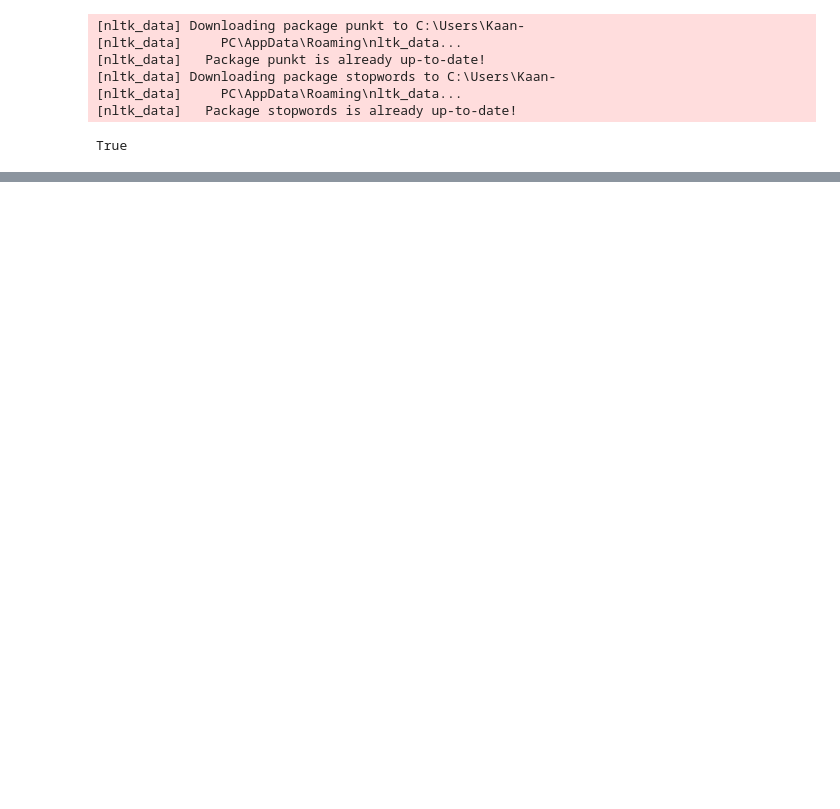
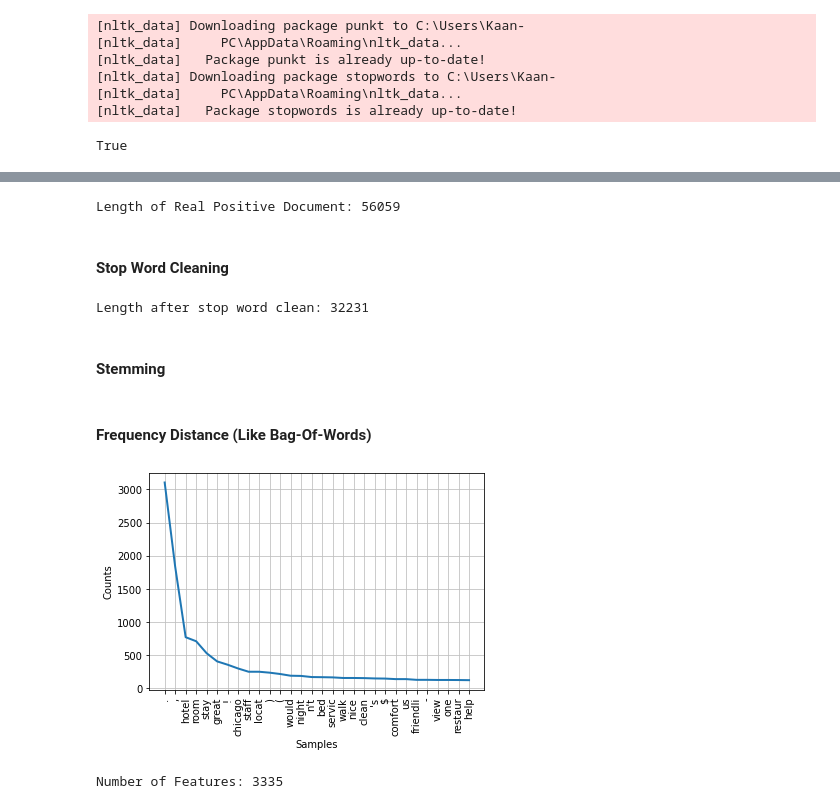
Before and after one commit to kaancembertas/text-mining, a Jupyter notebook: App.ipynb, the cells around one changed output, grey strips where cells are left out. Saved outputs shown, nothing was run; the diff lists cells and outputs as text; code cells hidden in the pictures; blank space fills up the shorter version.

Commit message:
Stemming, Stopwords, Tokenization, Bag of Words added

```diff
--- a/App.ipynb
+++ b/App.ipynb
@@ -19,14 +26,9 @@ True
 # %%
 real_positive = Path('opinion_spam/positive/truthful')
-fake_positive = Path('opinion_spam/positive/deceptive')
-
-#RP
 real_positive_files = files = real_positive.iterdir()
-data_list = []
-rp_data = {}
+real_positive_text = ""
 
 for index,file in enumerate(real_positive_files, start=0):
     reader = open(file,"r")
     text = reader.read().lower()
-    token = word_tokenize(text.lower())
-    fdist = FreqDist(token)
+    real_positive_text += " "+text
@@ -50,0 +37,31 @@ for index,file in enumerate(real_positive_files, start=0):
+# %%
+tokenized_text = word_tokenize(real_positive_text)
+print("Length of Real Positive Document: "+str(len(tokenized_text)))
+# %% [output]
+Length of Real Positive Document: 56059
+# %% [markdown]
+#### Stop Word Cleaning
+# %%
+stop_words = set(stopwords.words("english"))
+tokenized_text = [x for x in tokenized_text if x not in stop_words]
+print("Length after stop word clean: "+str(len(tokenized_text)))
+# %% [output]
+Length after stop word clean: 32231
+# %% [markdown]
+#### Stemming
+# %%
+stemmed_words = []
+ps = PorterStemmer()
+for word in tokenized_text:
+    new_word = ps.stem(word)
+    stemmed_words.append(new_word)
+# %% [markdown]
+#### Frequency Distance (Like Bag-Of-Words)
+# %%
+fdist = FreqDist(stemmed_words)
+fdist.plot(30,cumulative=False)
+plt.show()
+print("Number of Features: "+ str(len(fdist)))
+# %% [output]
+[figure, added]
+Number of Features: 3335
```
Also changed, not shown: parts of 6 cells of this notebook.
